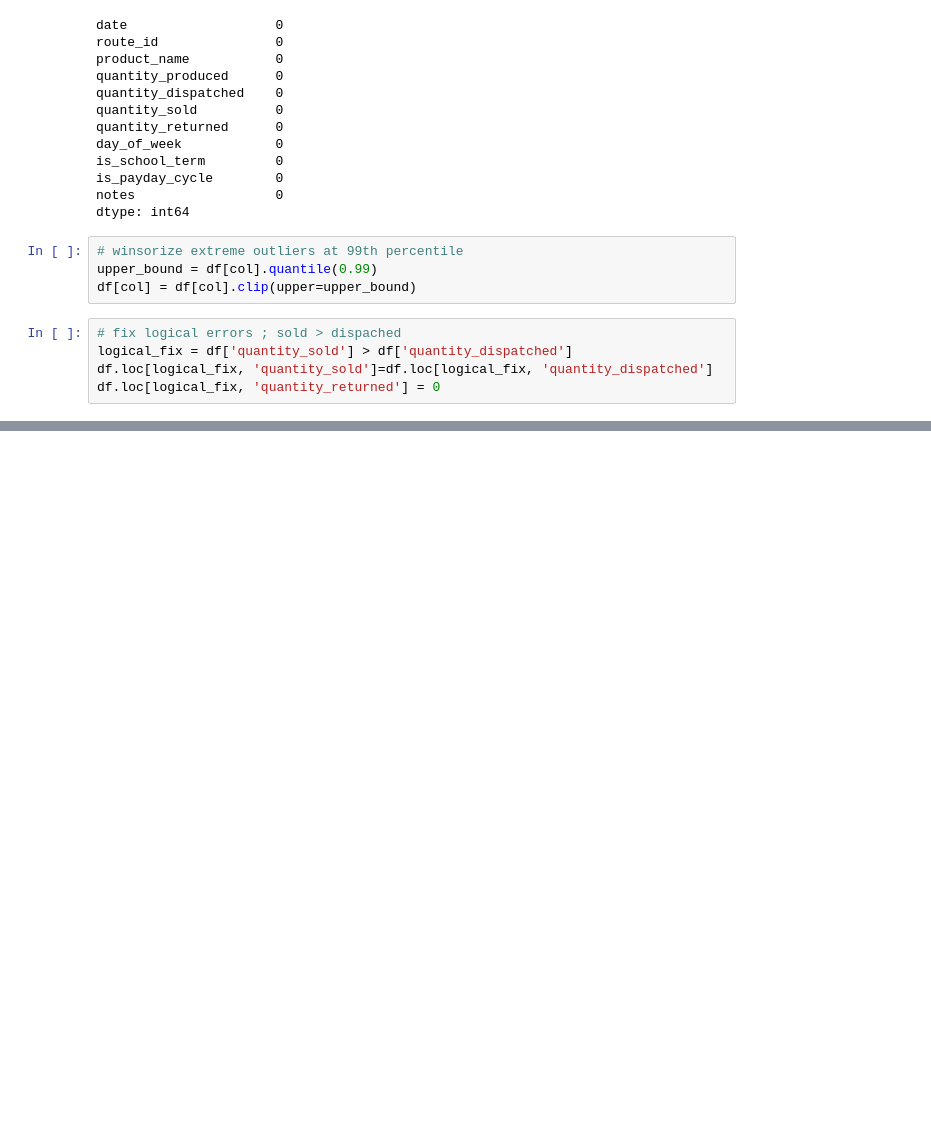
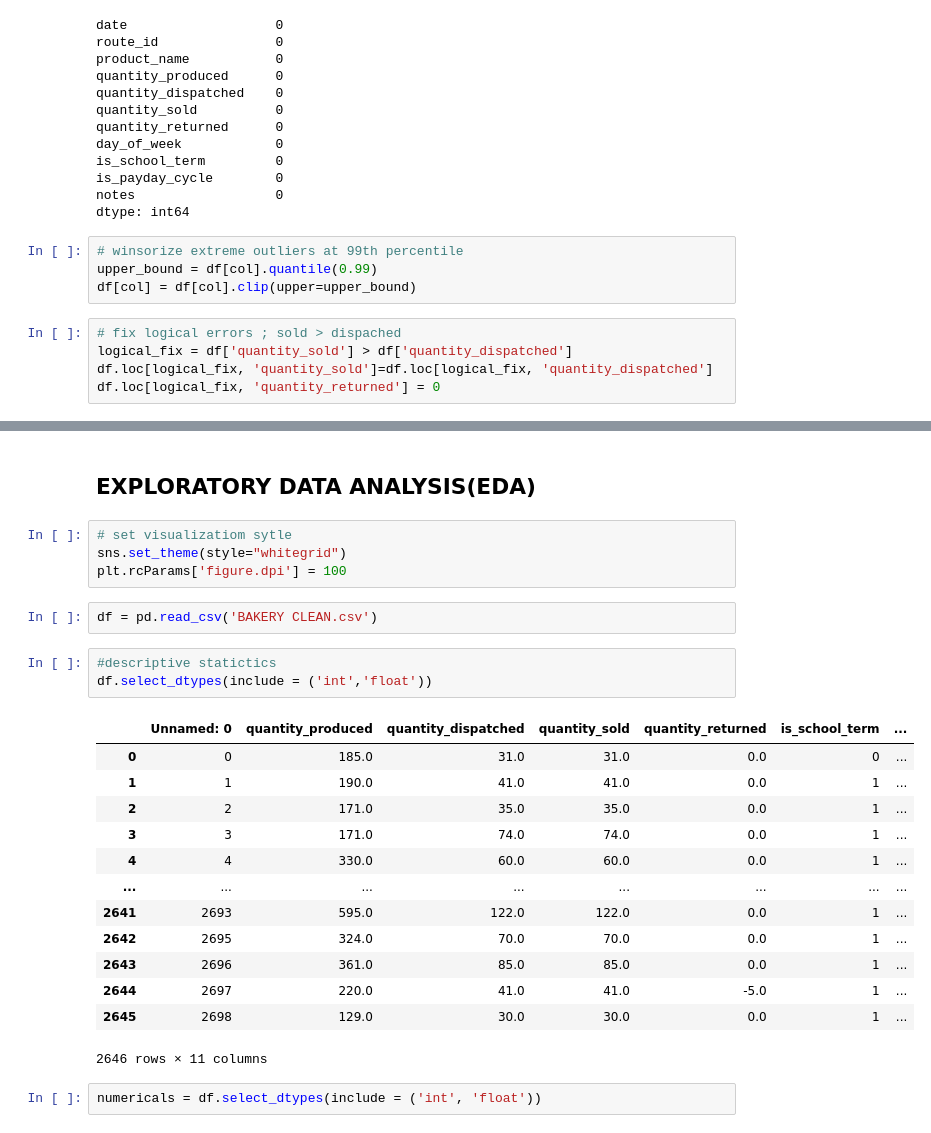
Before and after one commit to gmacharia003-cmd/School-project-, a Jupyter notebook: MY FINAL YEAR PROJECT.ipynb, the cells around one changed output, grey strips where cells are left out. Cells and saved outputs as stored; diff of their text form; blank space fills up the shorter version.

```diff
--- a/MY FINAL YEAR PROJECT.ipynb
+++ b/MY FINAL YEAR PROJECT.ipynb
@@ -227,0 +273,27 @@ df[]
+# %% [markdown]
+## EXPLORATORY DATA ANALYSIS(EDA)
+# %%
+# set visualizatiom sytle
+sns.set_theme(style="whitegrid")
+plt.rcParams['figure.dpi'] = 100
+# %%
+df = pd.read_csv('BAKERY CLEAN.csv')
+# %%
+#descriptive statictics
+df.select_dtypes(include = ('int','float'))
+# %% [output]
+|  | Unnamed: 0 | quantity_produced | quantity_dispatched | quantity_sold | quantity_returned | is_school_term | ... |
+| 0 | 0 | 185.0 | 31.0 | 31.0 | 0.0 | 0 | ... |
+| 1 | 1 | 190.0 | 41.0 | 41.0 | 0.0 | 1 | ... |
+| 2 | 2 | 171.0 | 35.0 | 35.0 | 0.0 | 1 | ... |
+| 3 | 3 | 171.0 | 74.0 | 74.0 | 0.0 | 1 | ... |
+| 4 | 4 | 330.0 | 60.0 | 60.0 | 0.0 | 1 | ... |
+| ... | ... | ... | ... | ... | ... | ... | ... |
+| 2641 | 2693 | 595.0 | 122.0 | 122.0 | 0.0 | 1 | ... |
+| 2642 | 2695 | 324.0 | 70.0 | 70.0 | 0.0 | 1 | ... |
+| 2643 | 2696 | 361.0 | 85.0 | 85.0 | 0.0 | 1 | ... |
+| 2644 | 2697 | 220.0 | 41.0 | 41.0 | -5.0 | 1 | ... |
+| 2645 | 2698 | 129.0 | 30.0 | 30.0 | 0.0 | 1 | ... |
+2646 rows × 11 columns
+# %%
+numericals = df.select_dtypes(include = ('int', 'float'))
```
Also changed, not shown: parts of 27 cells of this notebook.
